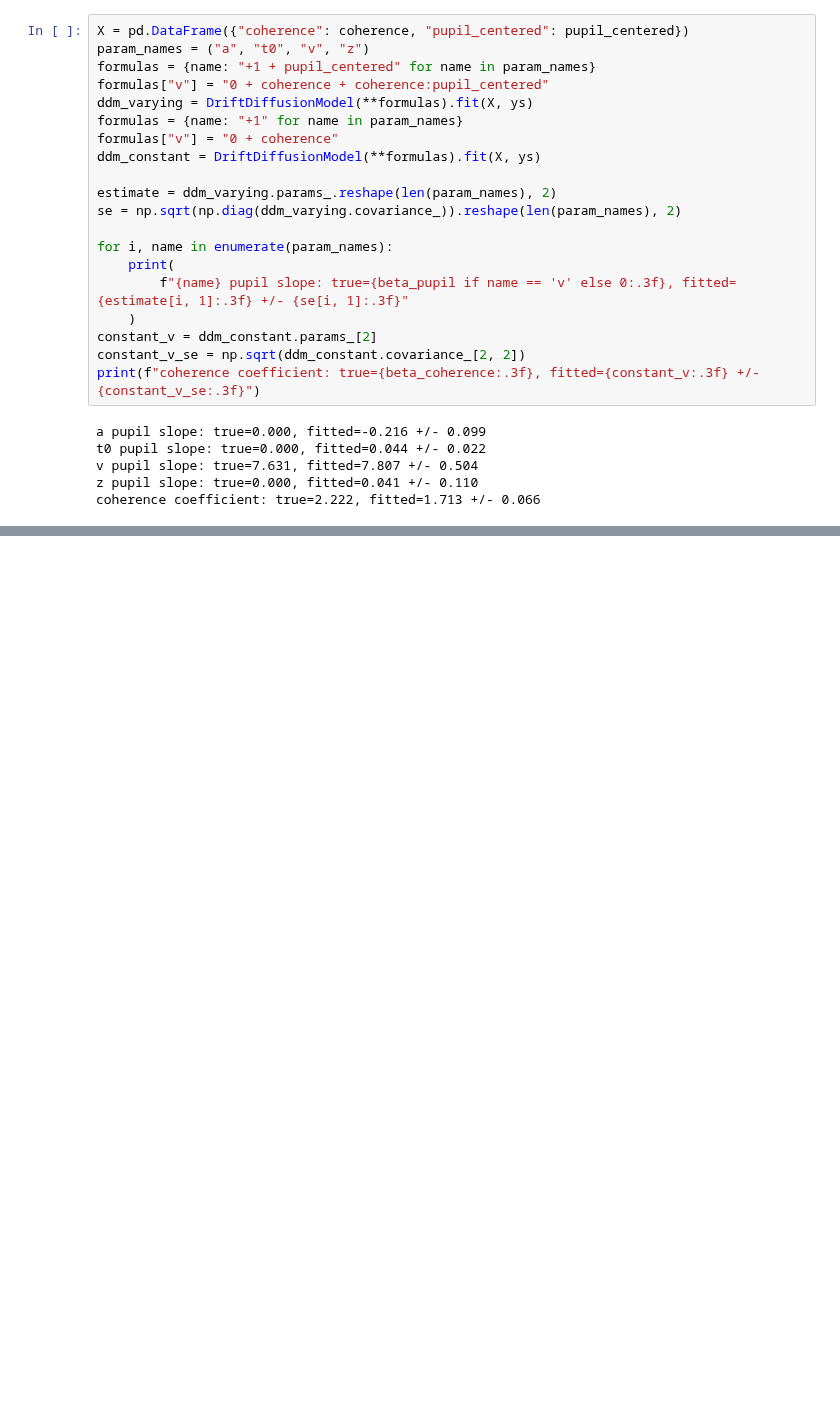
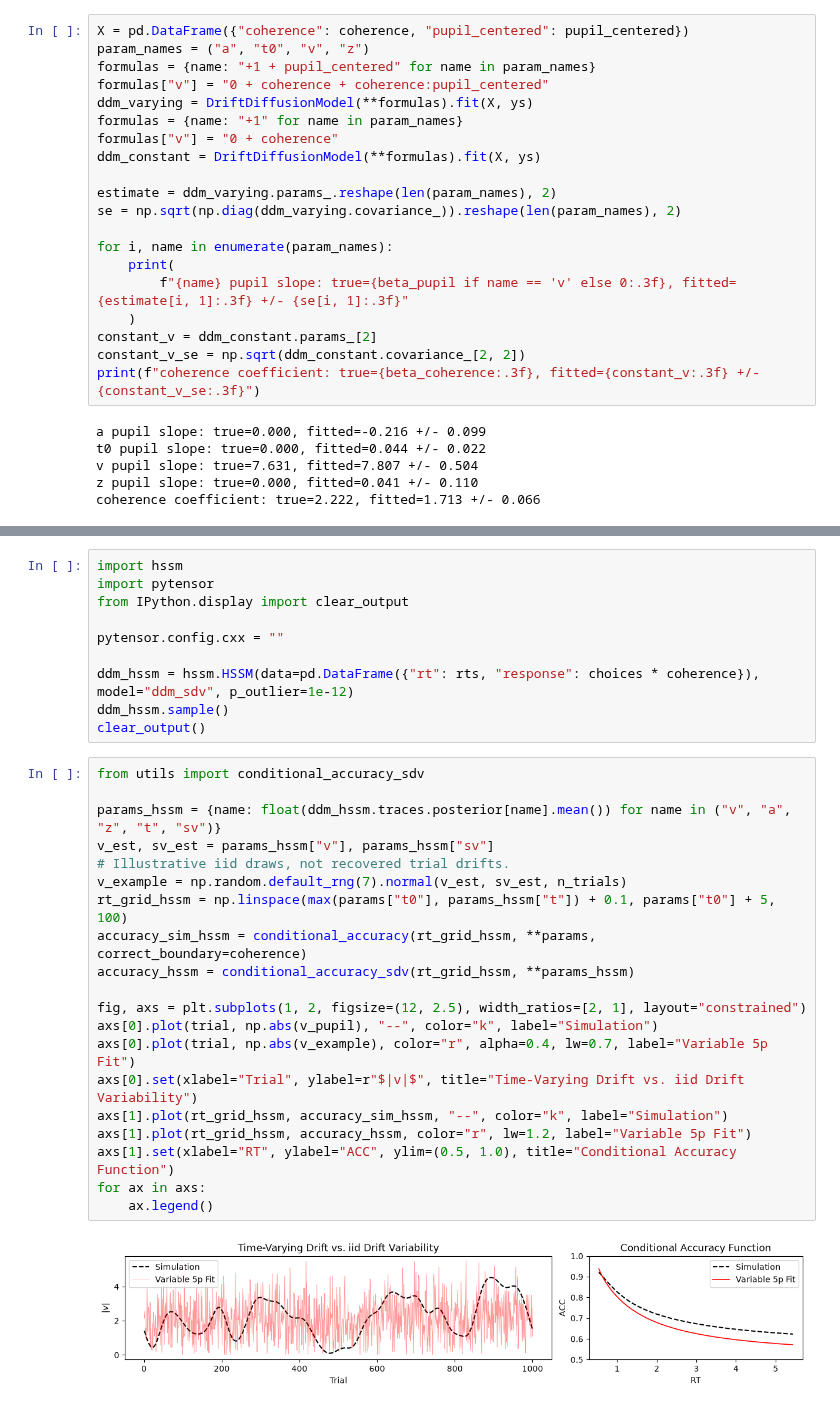
Before and after one commit to griegner/drift-diffusion, a Jupyter notebook: revisions/01-pupil-example.ipynb, the cells around one changed output, grey strips where cells are left out. Drawn from its saved outputs; the diff is of its cells as text; blank space fills up the shorter version.

Commit message:
compare to variable 5p fit

```diff
--- a/revisions/01-pupil-example.ipynb
+++ b/revisions/01-pupil-example.ipynb
@@ -108,3 +101,35 @@ axs[1].legend()
 # %% [output]
 <matplotlib.legend.Legend at 0x...>
 [figure]
+# %%
+import hssm
+import pytensor
+from IPython.display import clear_output
+
+pytensor.config.cxx = ""
+
+ddm_hssm = hssm.HSSM(data=pd.DataFrame({"rt": rts, "response": choices * coherence}), model="ddm_sdv", p_outlier=1e-12)
+ddm_hssm.sample()
+clear_output()
+# %%
+from utils import conditional_accuracy_sdv
+
+params_hssm = {name: float(ddm_hssm.traces.posterior[name].mean()) for name in ("v", "a", "z", "t", "sv")}
+v_est, sv_est = params_hssm["v"], params_hssm["sv"]
+# Illustrative iid draws, not recovered trial drifts.
+v_example = np.random.default_rng(7).normal(v_est, sv_est, n_trials)
+rt_grid_hssm = np.linspace(max(params["t0"], params_hssm["t"]) + 0.1, params["t0"] + 5, 100)
+accuracy_sim_hssm = conditional_accuracy(rt_grid_hssm, **params, correct_boundary=coherence)
+accuracy_hssm = conditional_accuracy_sdv(rt_grid_hssm, **params_hssm)
+
+fig, axs = plt.subplots(1, 2, figsize=(12, 2.5), width_ratios=[2, 1], layout="constrained")
+axs[0].plot(trial, np.abs(v_pupil), "--", color="k", label="Simulation")
+axs[0].plot(trial, np.abs(v_example), color="r", alpha=0.4, lw=0.7, label="Variable 5p Fit")
+axs[0].set(xlabel="Trial", ylabel=r"$|v|$", title="Time-Varying Drift vs. iid Drift Variability")
+axs[1].plot(rt_grid_hssm, accuracy_sim_hssm, "--", color="k", label="Simulation")
+axs[1].plot(rt_grid_hssm, accuracy_hssm, color="r", lw=1.2, label="Variable 5p Fit")
+axs[1].set(xlabel="RT", ylabel="ACC", ylim=(0.5, 1.0), title="Conditional Accuracy Function")
+for ax in axs:
+    ax.legend()
+# %% [output]
+[figure, added]
```
Also changed, not shown: parts of 1 cell of this notebook, 2 other files.
